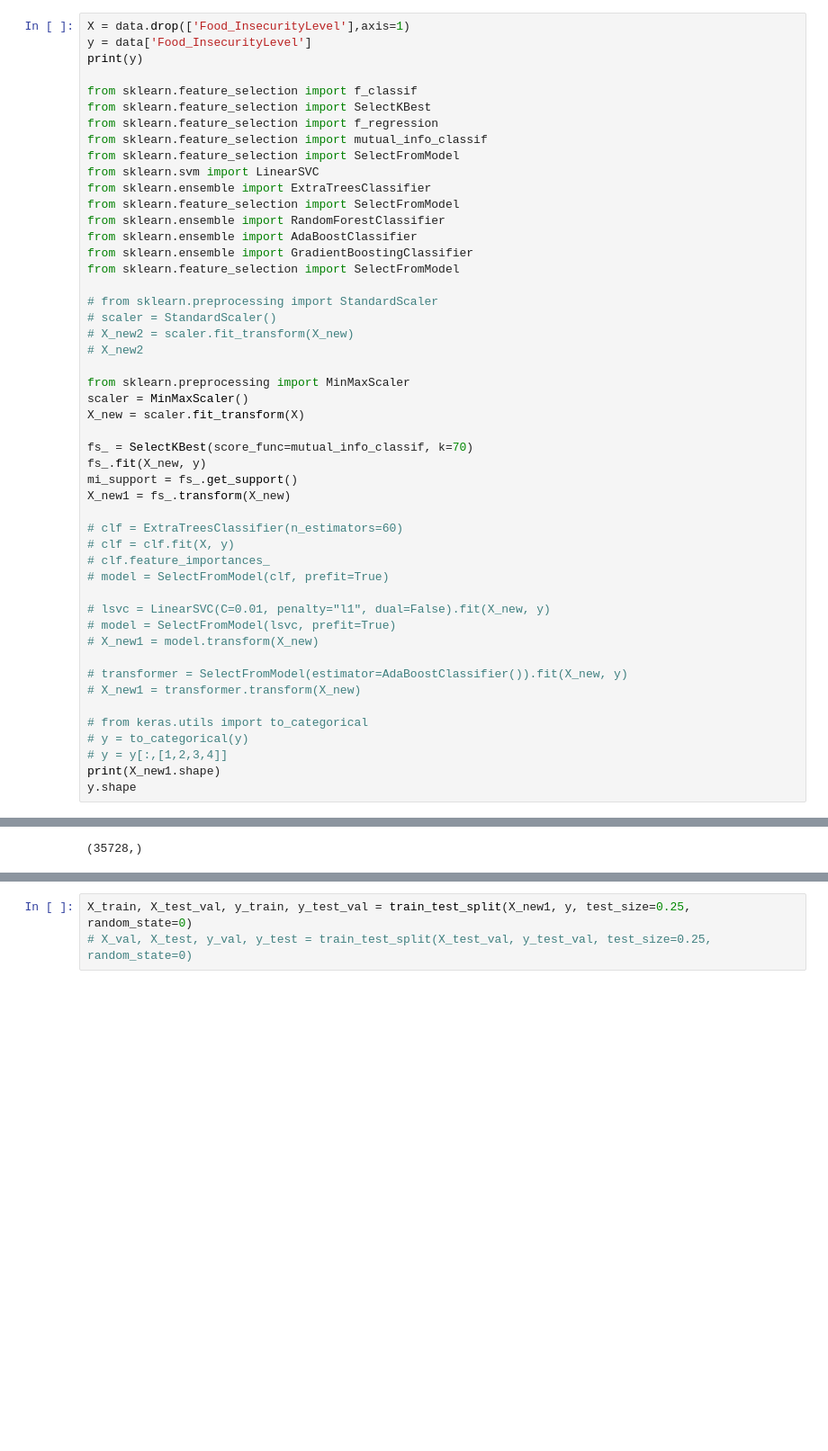
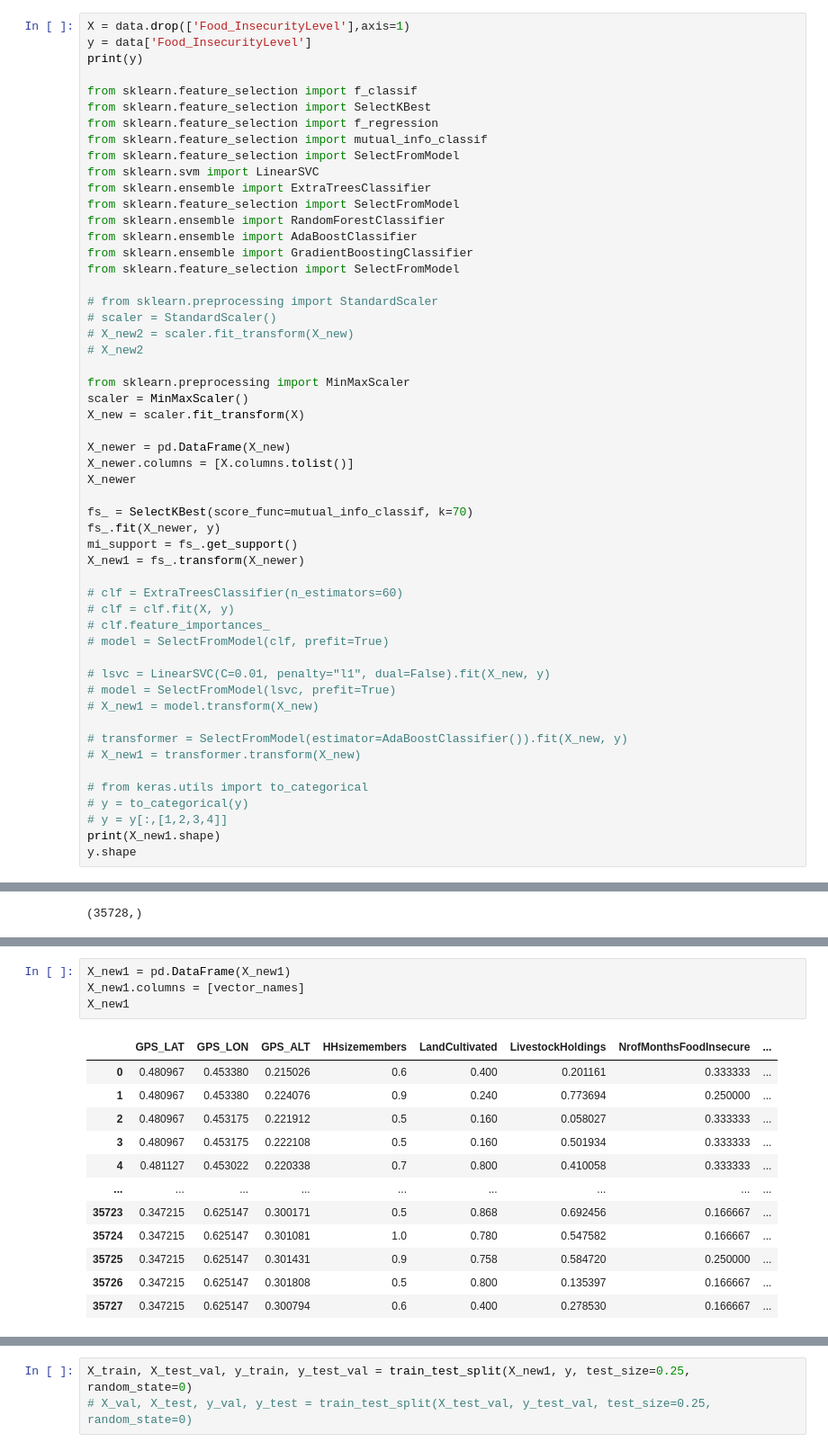
Before and after one commit to willianck/Predicting-Food-Insecurity, a Jupyter notebook: shapley_NN.ipynb, the cells around one changed output, grey strips where cells are left out. Shown at 90% size. Cells and saved outputs as stored; diff of their text form; blank space fills up the shorter version.

```diff
--- a/shapley_NN.ipynb
+++ b/shapley_NN.ipynb
@@ -77,10 +77,14 @@ from sklearn.preprocessing import MinMaxScaler
 scaler = MinMaxScaler()
 X_new = scaler.fit_transform(X)
 
+X_newer = pd.DataFrame(X_new)
+X_newer.columns = [X.columns.tolist()]
+X_newer
+
 fs_ = SelectKBest(score_func=mutual_info_classif, k=70)
-fs_.fit(X_new, y)
+fs_.fit(X_newer, y)
 mi_support = fs_.get_support()
-X_new1 = fs_.transform(X_new)
+X_new1 = fs_.transform(X_newer)
 
 # clf = ExtraTreesClassifier(n_estimators=60)
 # clf = clf.fit(X, y)
@@ -116,0 +142,17 @@ Name: Food_InsecurityLevel, Length: 35728, dtype: int32
+# %%
+X_new1 = pd.DataFrame(X_new1)
+X_new1.columns = [vector_names]
+X_new1
+# %% [output]
+|  | GPS_LAT | GPS_LON | GPS_ALT | HHsizemembers | LandCultivated | LivestockHoldings | NrofMonthsFoodInsecure | ... |
+| 0 | 0.480967 | 0.453380 | 0.215026 | 0.6 | 0.400 | 0.201161 | 0.333333 | ... |
+| 1 | 0.480967 | 0.453380 | 0.224076 | 0.9 | 0.240 | 0.773694 | 0.250000 | ... |
+| 2 | 0.480967 | 0.453175 | 0.221912 | 0.5 | 0.160 | 0.058027 | 0.333333 | ... |
+| 3 | 0.480967 | 0.453175 | 0.222108 | 0.5 | 0.160 | 0.501934 | 0.333333 | ... |
+| 4 | 0.481127 | 0.453022 | 0.220338 | 0.7 | 0.800 | 0.410058 | 0.333333 | ... |
+| ... | ... | ... | ... | ... | ... | ... | ... | ... |
+| 35723 | 0.347215 | 0.625147 | 0.300171 | 0.5 | 0.868 | 0.692456 | 0.166667 | ... |
+| 35724 | 0.347215 | 0.625147 | 0.301081 | 1.0 | 0.780 | 0.547582 | 0.166667 | ... |
+| 35725 | 0.347215 | 0.625147 | 0.301431 | 0.9 | 0.758 | 0.584720 | 0.250000 | ... |
+| 35726 | 0.347215 | 0.625147 | 0.301808 | 0.5 | 0.800 | 0.135397 | 0.166667 | ... |
+| 35727 | 0.347215 | 0.625147 | 0.300794 | 0.6 | 0.400 | 0.278530 | 0.166667 | ... |
```
Also changed, not shown: parts of 16 cells of this notebook, 2 other files.
